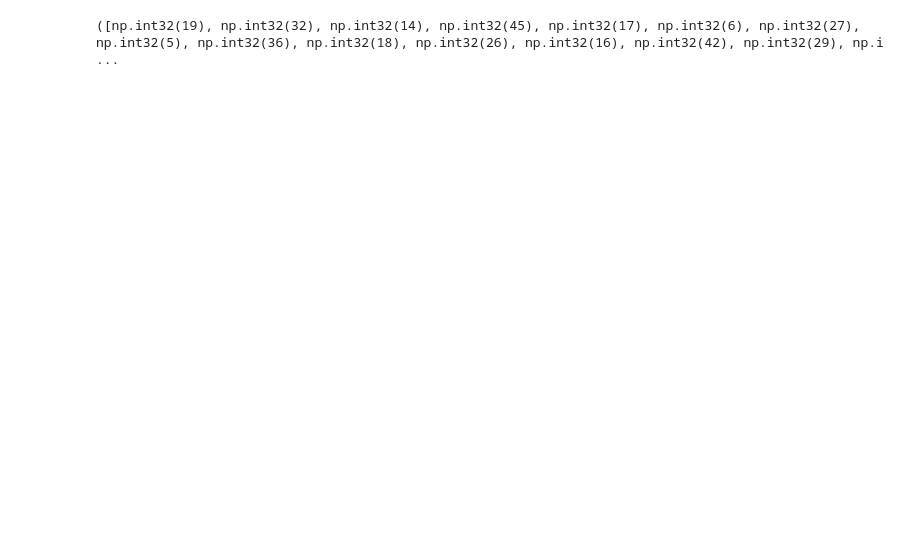
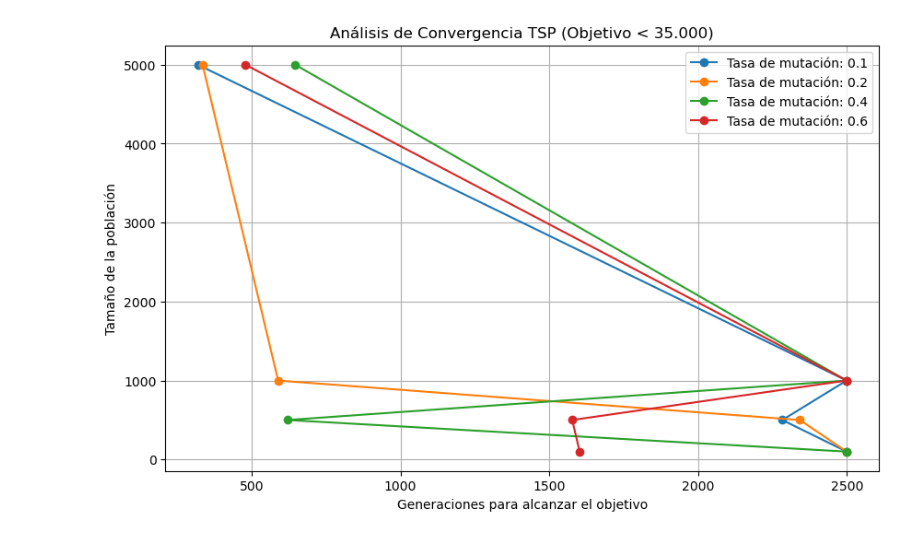
Before and after one commit to javierruanohdez/tsp-genetic-algorithm, a Jupyter notebook: TSP.ipynb, the cells around one changed output. Cells and saved outputs as stored; diff of their text form; code cells hidden in the pictures; blank space fills up the shorter version.

```diff
--- a/TSP.ipynb
+++ b/TSP.ipynb
@@ -85,4 +62,46 @@ def TSP_genetic_algorithm(cities, population_size=100, num_generations=1000, mut
+# %%
+def TSP_genetic_algorithm(cities, population_size=100, num_generations=2500, mutation_rate=0.2):
+    distance_matrix = calculate_distance(cities)
+    population = [create_route(len(cities)) for _ in range(population_size)]
+
+    for generation in range(num_generations):
+        population = sorted(population, key=lambda route: calculate_route_distance(route, distance_matrix))
+
+        if calculate_route_distance(population[0], distance_matrix) > OPTIMAL_SOLUTION:
+            next_generation = population[: population_size // 2]
+
+            for _ in range(population_size // 2):
+                parent1, parent2 = selection_parents(next_generation)
+                child = crossover(parent1, parent2)
+                next_generation.append(mutate(child, mutation_rate))
+
+            population = next_generation
+
+        else:
+            return population[0], calculate_route_distance(population[0], distance_matrix), generation
+
+    best_route = population[0]
+
+    return best_route, calculate_route_distance(best_route, distance_matrix), generation
 # %%
-print(TSP_genetic_algorithm(CITIES))
+mutation_rates = [0.1, 0.2, 0.4, 0.6]
+population_sizes = [100, 500, 1000, 2000]
+results = {m: [] for m in mutation_rates}
+
+for mutation_rate in mutation_rates:
+    for population_size in population_sizes:
+        _, _, generation = TSP_genetic_algorithm(CITIES, population_size=population_size, mutation_rate=mutation_rate)
+        results[mutation_rate].append(generation)
-# %% [output]
-([np.int32(19), np.int32(32), np.int32(14), np.int32(45), np.int32(17), np.int32(6), np.int32(27), np.int32(5), np.int32(36), np.int32(18), np.int32(26), np.int32(16), np.int32(42), np.int32(29), np.i ...
+# %%
+plt.figure(figsize=(10, 6))
+for mutation_rate in mutation_rates:
+    plt.plot(results[mutation_rate], population_sizes, marker='o', label=f'Tasa de mutación: {mutation_rate}')
+
+plt.xlabel('Generaciones para alcanzar el objetivo')
+plt.ylabel('Tamaño de la población')
+plt.title('Análisis de Convergencia TSP (Objetivo < 35.000)')
+plt.legend()
+plt.grid(True)
+plt.show()
+# %% [output]
+[figure, added]
```
Also changed, not shown: parts of 4 cells of this notebook.
